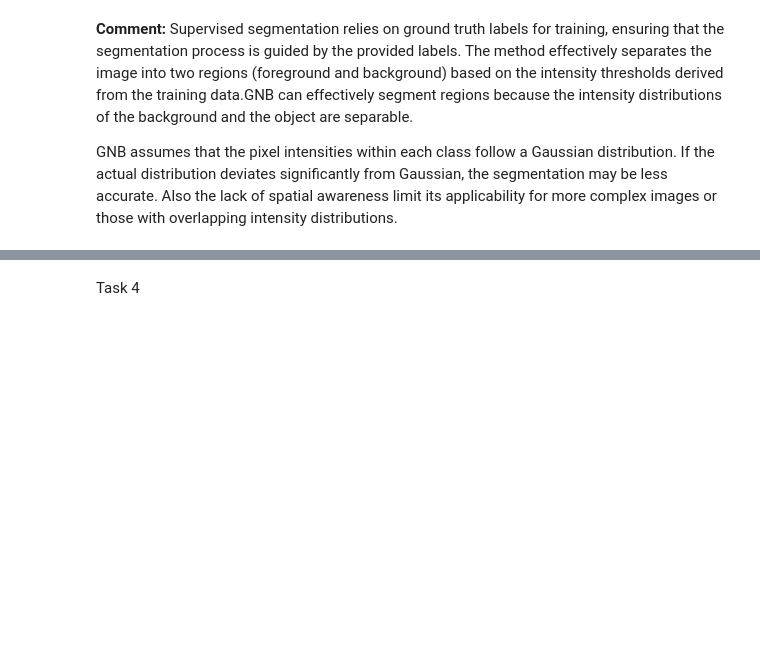
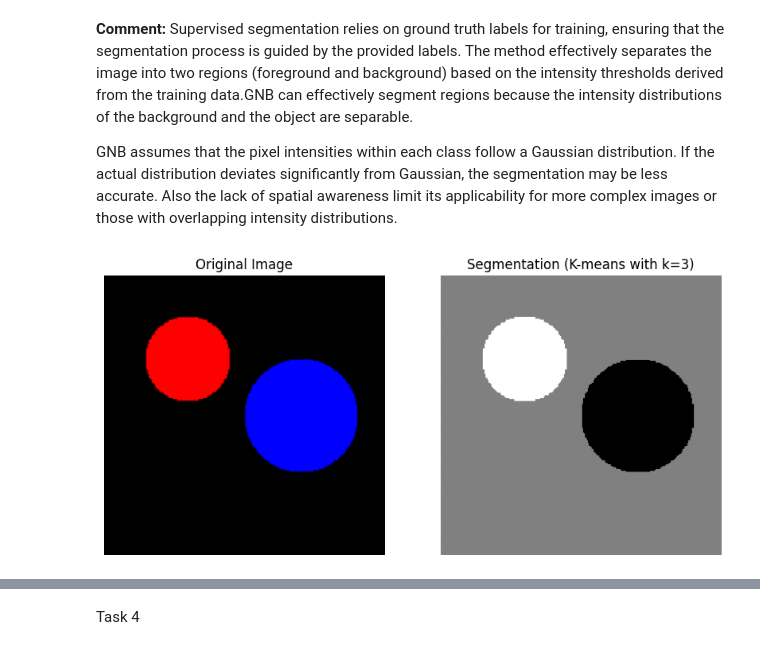
Before and after one commit to KleaKalliri/Computer-Vision, a Jupyter notebook: Exercise_2.ipynb, the cells around one changed output, grey strips where cells are left out. Drawn from its saved outputs; the diff is of its cells as text; code cells hidden in the pictures; blank space fills up the shorter version.

```diff
--- a/Exercise_2.ipynb
+++ b/Exercise_2.ipynb
@@ -128,3 +128,39 @@ plt.show()
 **Comment:** Supervised segmentation relies on ground truth labels for training, ensuring that the segmentation process is guided by the provided labels. The method effectively separates the image into two regions (foreground and background) based on the intensity thresholds derived from the training data.GNB can effectively segment regions because the intensity distributions of the background and the object are separable.
 
  GNB assumes that the pixel intensities within each class follow a Gaussian distribution. If the actual distribution deviates significantly from Gaussian, the segmentation may be less accurate. Also the lack of spatial awareness limit its applicability for more complex images or those with overlapping intensity distributions.
+# %%
+import skimage as sk
+import numpy as np
+import matplotlib.pyplot as plt
+from skimage.filters import threshold_otsu
+
+I = sk.io.imread('/content/drive/MyDrive/Colab Notebooks/RGB image 2.png')
+v_I = np.reshape(I,(I.shape[0]*I.shape[1],I.shape[2]))
+
+import matplotlib.pyplot as plt
+import matplotlib.gridspec as gridspec
+from sklearn.cluster import KMeans
+import numpy as np
+
+n_clus = 3
+kmeans = KMeans(n_clusters=n_clus, random_state=0).fit(v_I)
+
+v_kmeans = kmeans.predict(v_I)
+I_kmeans = np.reshape(v_kmeans,(I.shape[0],I.shape[1]))
+
+fig = plt.figure(figsize=(10, 10))
+gs = gridspec.GridSpec(1, 2)
+
+ax1 = fig.add_subplot(gs[0,0])
+ax1.imshow(I, cmap=plt.cm.gray)
+ax1.set_title('Original Image')
+ax1.set_axis_off()
+
+ax2 = fig.add_subplot(gs[0,1])
+ax2.imshow(I_kmeans, cmap=plt.cm.gray)
+ax2.set_title('Segmentation (K-means with k={})'.format(n_clus))
+ax2.set_axis_off()
+
+plt.show()
+# %% [output]
+[figure, added]
```
Also changed, not shown: parts of 4 cells of this notebook.
